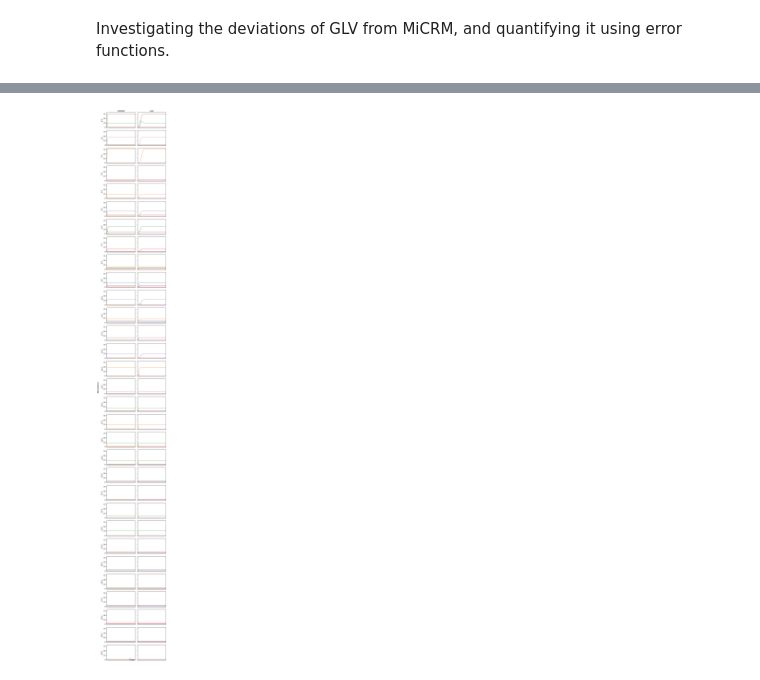
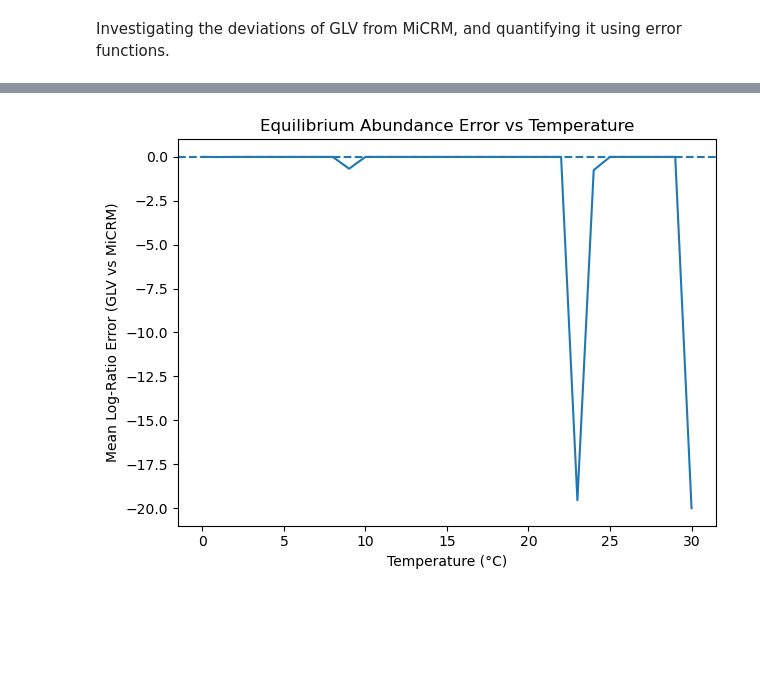
Before and after one commit to chanli-a/final_year_project, a Jupyter notebook: temp_abundance/abundance_error.ipynb, the cells around one changed output, grey strips where cells are left out. Saved outputs shown, nothing was run; the diff lists cells and outputs as text; code cells hidden in the pictures; blank space fills up the shorter version.

```diff
--- a/temp_abundance/abundance_error.ipynb
+++ b/temp_abundance/abundance_error.ipynb
@@ -1239,6 +1269,9 @@ for T in temp_vals:
 
     """
 
+    print("MiCRM eq min/max:", C_MiCRM_eq.min(), C_MiCRM_eq.max())
+    print("GLV  eq min/max:",    C_LV_eq.min(),    C_LV_eq.max())
+
     ErrEq = err_eq(C_LV_eq, C_MiCRM_eq, eps=1e-7)
 
     ##### store results as a dictionary #####
@@ -1248,71 +1281,43 @@ for T in temp_vals:
 
 # inspect to check that we have 31 error values (one for each temp)
 
+"""
 
+use the below code to check what the 31 error values are:
 
 errs = [entry['ErrEq'] for entry in results]
 print(errs)
 print("Got", len(errs), "temperatures, error values.")
 
+"""
 
+###############
+# if we want to plot the 62 graphs to visually see it, can just use code from temp_test
+###############
 
+# analyse results for equilibrium abundance
 
+errs = [entry['ErrEq'] for entry in results]
+print(errs)
+print("Got", len(errs), "temperatures, error values.")
 
-# plot to check
+import matplotlib.pyplot as plt
 
-nT = num_temps
-cols = 2
+# Convert your temperature array from K to °C
+temps_C = temp_vals - 273.15
 
-# can set different t_max for micrm / glv
-# e.g. glv might take longer to equilibrate
-# this will help us visualise deviations in final equilibrium values (if that's what we're interested in)
+# Extract the 31 error values
+errs = [entry['ErrEq'] for entry in results]
 
-fig, axes = plt.subplots(nT, cols, figsize=(6, nT*1.5), sharex=True, sharey=True)
-
-for idx, run in enumerate(results):
-    T = run['T'] - 273.15
-
-    # --- MiCRM panel ---
-    sol = run['sol']
-    ts = sol.t
-    mask = ts <= t_max_micrm
-    ts, Y = ts[mask], sol.y[:, mask]
-    ax1 = axes[idx, 0]
-    for i in range(N):
-        ax1.plot(ts, Y[i], lw=1)
-    for j in range(M):
-        ax1.plot(ts, Y[N+j], '--', lw=1)
-    ax1.set_xlim(0, t_max_micrm)
-    if idx == 0:
-        ax1.set_title("MiCRM")
-    if idx < (nT - 1):
-        ax1.set_xticks([])
-
-    # --- GLV panel ---
-    sol_lv = run['sol_lv']
-    ts_lv = sol_lv.t
-    mask_lv = ts_lv <= t_max_glv
-    ts_lv, Y_lv = ts_lv[mask_lv], sol_lv.y[:, mask_lv]
-    ax2 = axes[idx, 1]
-    for i in range(N):
-        ax2.plot(ts_lv, Y_lv[i], lw=1)
-    ax2.set_xlim(0, t_max_glv)
-    if idx == 0:
-        ax2.set_title("GLV")
-    if idx < (nT - 1):
-        ax2.set_xticks([])
-
-    # label the left of each row
-    ax1.set_ylabel(f"{T:.0f}°C")
-
-# shared labels
-fig.supxlabel("Time")
-fig.supylabel("Abundance")
+plt.figure()
+plt.plot(temps_C, errs)
+plt.xlabel("Temperature (°C)")
+plt.ylabel("Mean Log-Ratio Error (GLV vs MiCRM)")
+plt.title("Equilibrium Abundance Error vs Temperature")
+plt.axhline(0, linestyle='--')   # horizontal zero line
 plt.tight_layout()
 plt.show()
 
-
-# analyse results for equilibrium abundance
 
 
 
@@ -1325,2 +1345,2 @@ plt.show()
 Got 31 temperatures, error values.
-[figure, old version]
+[figure, new version]
```
Also changed, not shown: parts of 2 cells of this notebook.
